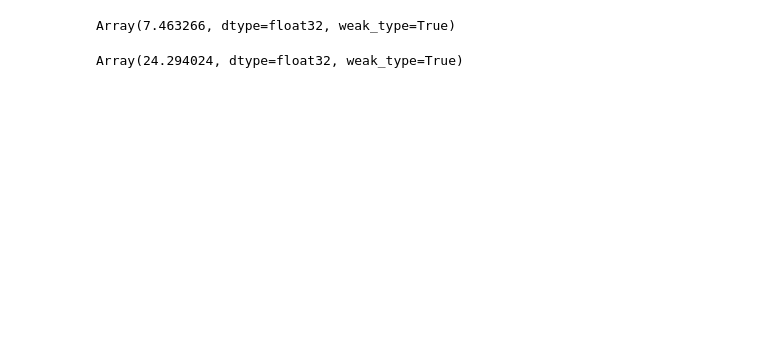
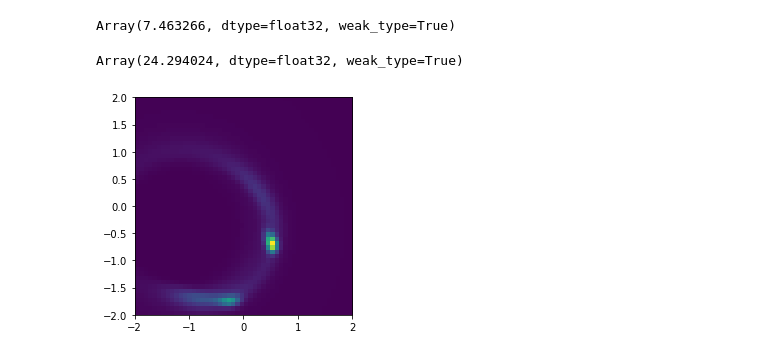
Before and after one commit to ialab-yale/time_optimal_ergodic_search, a Jupyter notebook: experiments/time_varying_search/receding_horizon.ipynb, the cells around one changed output. Saved outputs shown, nothing was run; the diff lists cells and outputs as text; code cells hidden in the pictures; blank space fills up the shorter version.

```diff
--- a/experiments/time_varying_search/receding_horizon.ipynb
+++ b/experiments/time_varying_search/receding_horizon.ipynb
@@ -193,3 +214,7 @@ Array(7.463266, dtype=float32, weak_type=True)
 planner._ck_dynamics._t_curr
 # %% [output]
 Array(24.294024, dtype=float32, weak_type=True)
+# %%
+target_distribution.plot_prior()
+# %% [output]
+[figure, added]
```
Also changed, not shown: parts of 6 cells of this notebook, 8 other files.
